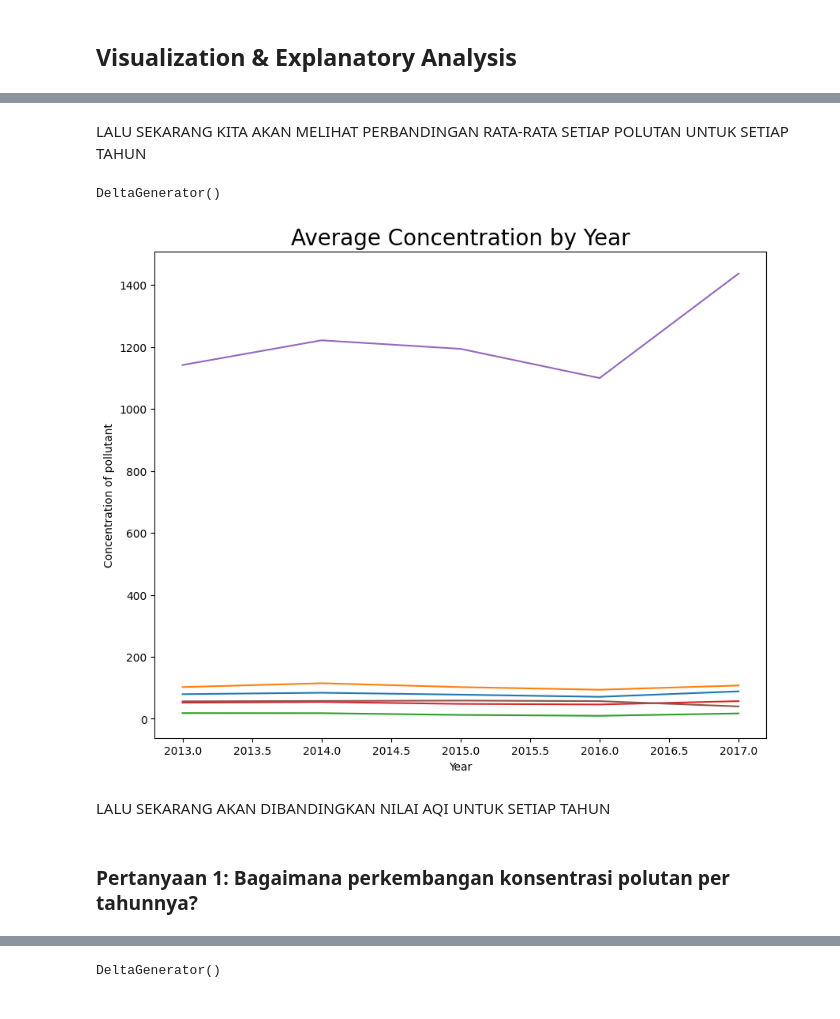
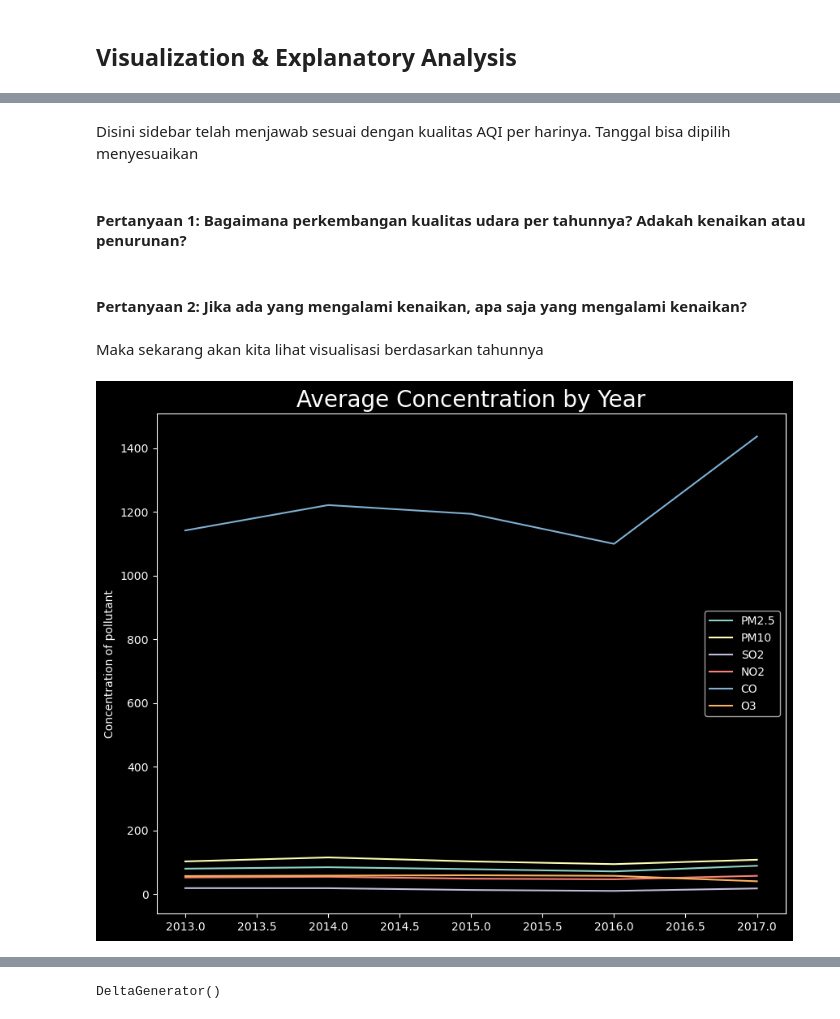
Before and after one commit to shafidaaaa/dicoding-belajar, a Jupyter notebook: AIRQUALITYV2/AIRQUALV3.ipynb, the cells around one changed output, grey strips where cells are left out. Cells and saved outputs as stored; diff of their text form; code cells hidden in the pictures.

```diff
--- a/AIRQUALITYV2/AIRQUALV3.ipynb
+++ b/AIRQUALITYV2/AIRQUALV3.ipynb
@@ -117,0 +123,3 @@ KARENA SEMUA DATA BELUM BERDISTRIBUSI NORMAL, NILAI YANG HILANG DALAM DATA AKAN
+# %%
+for area, df in dfs.items():
+    checkNormality(df)
@@ -340,0 +268,5 @@ SELANJUTNYA AKNA DI CEK UNTUK DATA YANG MENGANDUNG OUTLIERS, LALU DATA DIGANTI D
+# %%
+for area, df in dfs_after.items():
+    plt.title("Boxplot of {} ".format(area))
+    sns.boxplot(df)
+    plt.show()
@@ -402,0 +350,4 @@ DATA YANG BUKAN INTEGER AKAN MISSING VALUESNYA AKAN DIISI DENGAN MODUS, LALU DIS
+# %%
+for area, df in dfs_outlier_imputed.items():
+    print(area)
+    imputationOutliers(df)
@@ -680,7 +669,7 @@ st.markdown("<h1 style='text-align: center;'>Air Quality District of China</h1>"
 st.write("<h4 style='text-align: center;'>Preliminary Risk Screen Assessments (PRSAs)</h4>", unsafe_allow_html=True)
 st.write("<h4 style='text-align: center;'>2013 - 2017</h4><br /><br /><br /><hr />", unsafe_allow_html=True)
 
-
+plt.style.use('dark_background')
 with st.sidebar:
     st.subheader("AQI in daily")
     st.text("Choose the Data")
@@ -754,40 +743,43 @@ with st.sidebar:
-# %% [markdown]
-LALU SEKARANG KITA AKAN MELIHAT PERBANDINGAN RATA-RATA SETIAP POLUTAN UNTUK SETIAP TAHUN
+# %% [markdown]
+Disini sidebar telah menjawab sesuai dengan kualitas AQI per harinya. Tanggal bisa dipilih menyesuaikan
+# %% [markdown]
+#### **Pertanyaan 1: Bagaimana perkembangan kualitas udara per tahunnya? Adakah kenaikan atau penurunan?**
+# %% [markdown]
+#### **Pertanyaan 2: Jika ada yang mengalami kenaikan, apa saja yang mengalami kenaikan?**
+# %% [markdown]
+Maka sekarang akan kita lihat visualisasi berdasarkan tahunnya
 # %%
 
 
 
 col1, col2, col3, = st.columns(3)
 
 st.subheader("Overall Average per Pollutant")
 with col1:
     st.write("Average Pollutan PM2.5 in Beijing")
     st.code(group_byyear["PM2.5"].mean())
     st.write("Average Pollutan NO2 in Beijing")
     st.code(group_byyear["NO2"].mean())
 with col2:
     st.write("Average Pollutan PM10 in Beijing")
     st.code(group_byyear["PM10"].mean())
     st.write("Average Pollutan CO in Beijing")
     st.code(group_byyear["CO"].mean())
 with col3:
     st.write("Average Pollutan SO2 in Beijing")
     st.code(group_byyear["SO2"].mean())
     st.write("Average Pollutan SO2 in Beijing")
     st.code(group_byyear["SO2"].mean())
 
 fig, ax = plt.subplots(figsize=(10,8))
 x_axis = group_byyear.index
 y_axis = group_byyear.values
+keysyear = group_byyear.keys()
 ax.set_title("Average Concentration by Year", fontsize=20)
 ax.plot(x_axis,y_axis)
-ax.set_xlabel("Year")
+plt.legend(keysyear)
 ax.set_ylabel("Concentration of pollutant")
 st.pyplot(fig)
+plt.show()
 # %% [output]
-DeltaGenerator()
-[figure, old version]
+[figure, new version]
-# %% [markdown]
-LALU SEKARANG AKAN DIBANDINGKAN NILAI AQI UNTUK SETIAP TAHUN
-# %% [markdown]
- ### **Pertanyaan 1: Bagaimana perkembangan konsentrasi polutan per tahunnya?**
```
Also changed, not shown: parts of 68 cells of this notebook.
